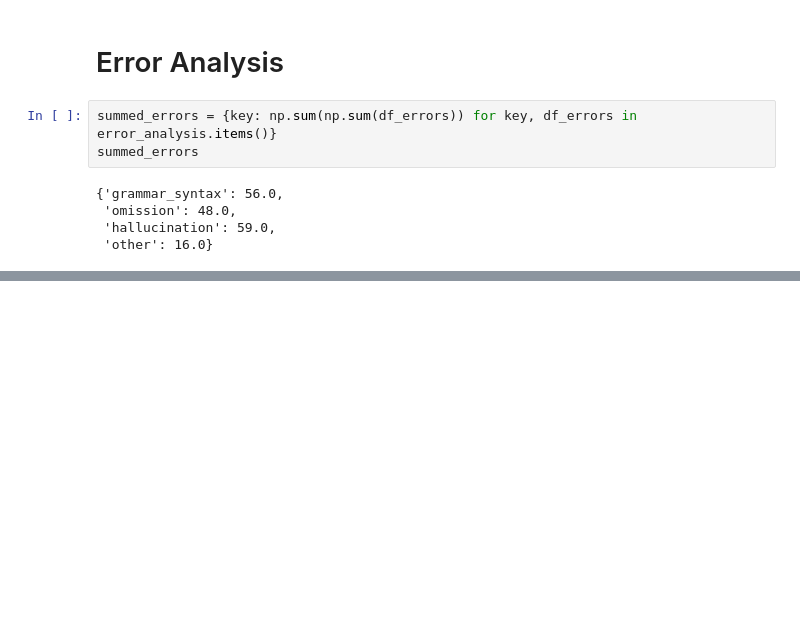
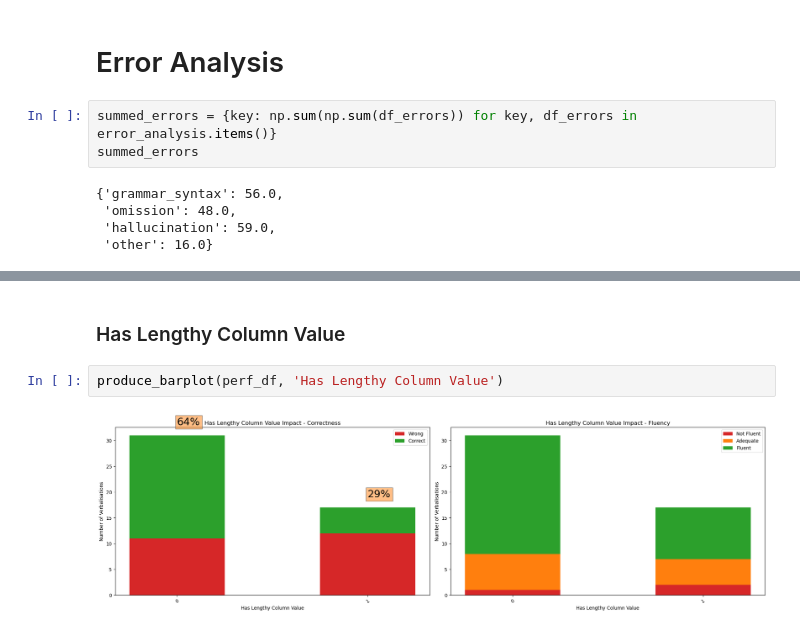
Before and after one commit to athenarc/Data2Text, a Jupyter notebook: tools/human_evaluation/cordis_qualtrics/result_analysis.ipynb, the cells around one changed output, grey strips where cells are left out. Saved outputs shown, nothing was run; the diff lists cells and outputs as text; blank space fills up the shorter version.

```diff
--- a/tools/human_evaluation/cordis_qualtrics/result_analysis.ipynb
+++ b/tools/human_evaluation/cordis_qualtrics/result_analysis.ipynb
@@ -126,0 +198,6 @@ summed_errors
+# %% [markdown]
+### Has Lengthy Column Value
+# %%
+produce_barplot(perf_df, 'Has Lengthy Column Value')
+# %% [output]
+[figure, added]
```
Also changed, not shown: parts of 10 cells of this notebook, 1 other file.
